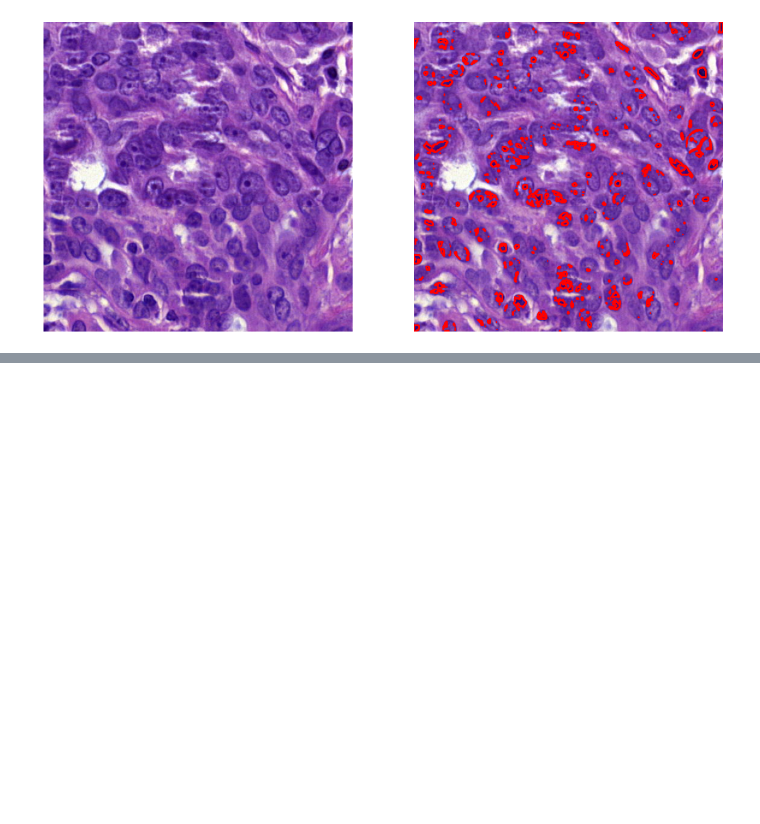
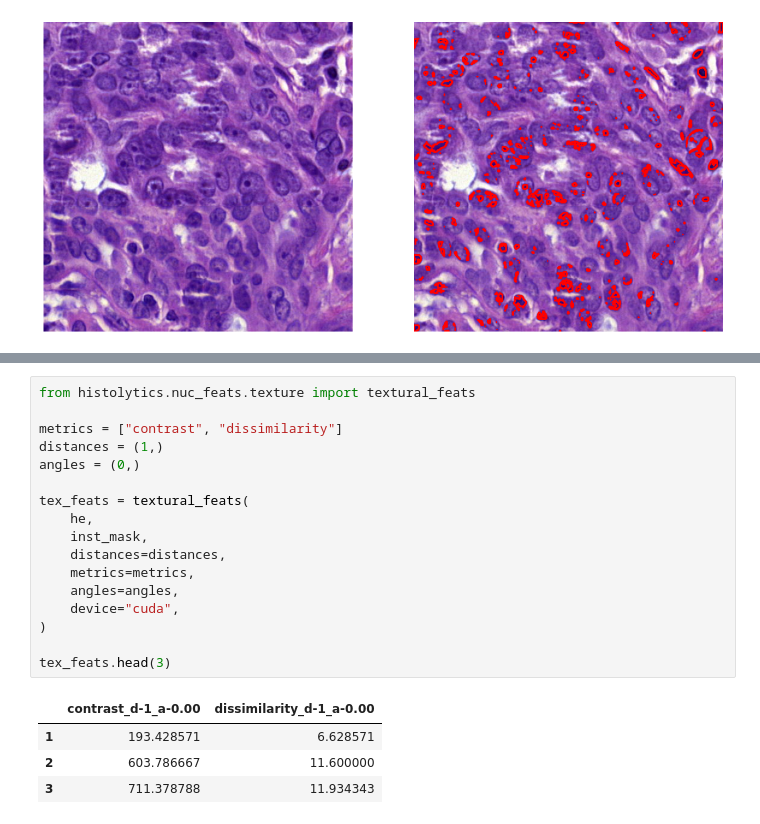
Before and after one commit to HautaniemiLab/histolytics, a Jupyter notebook: docs/user_guide/spatial/nuclear_features.ipynb, the cells around one changed output, grey strips where cells are left out. Cells and saved outputs as stored; diff of their text form; blank space fills up the shorter version.

Commit message:
docs: add textural_feats example

```diff
--- a/docs/user_guide/spatial/nuclear_features.ipynb
+++ b/docs/user_guide/spatial/nuclear_features.ipynb
@@ -195,0 +216,22 @@ ax[1].set_axis_off()
+# %%
+from histolytics.nuc_feats.texture import textural_feats
+
+metrics = ["contrast", "dissimilarity"]
+distances = (1,)
+angles = (0,)
+
+tex_feats = textural_feats(
+    he,
+    inst_mask,
+    distances=distances,
+    metrics=metrics,
+    angles=angles,
+    device="cuda",
+)
+
+tex_feats.head(3)
+# %% [output]
+|  | contrast_d-1_a-0.00 | dissimilarity_d-1_a-0.00 |
+| 1 | 193.428571 | 6.628571 |
+| 2 | 603.786667 | 11.600000 |
+| 3 | 711.378788 | 11.934343 |
```
Also changed, not shown: parts of 1 cell of this notebook.
